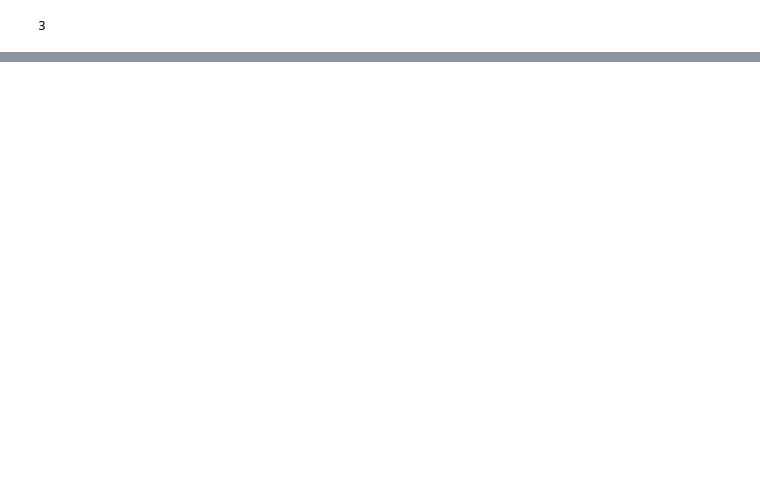
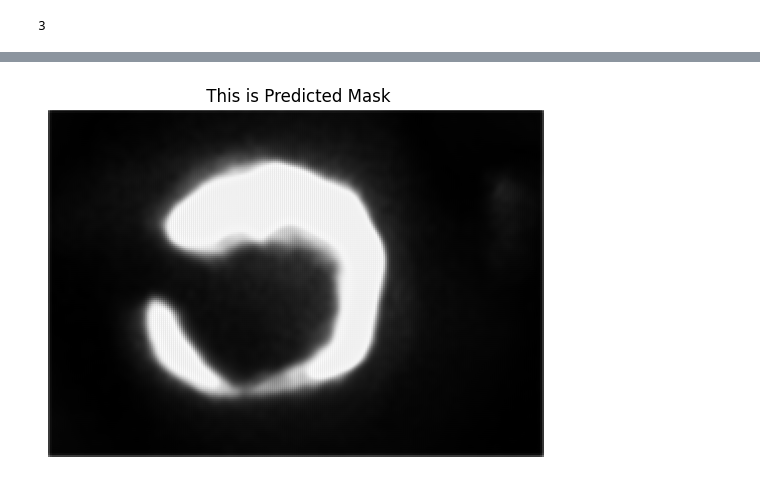
Before and after one commit to CodeWithSudhanshu/Industrial-Plume-Detection, a Jupyter notebook: PCI_Plume_Project.ipynb, the cells around one changed output, grey strips where cells are left out. Drawn from its saved outputs; the diff is of its cells as text; code cells hidden in the pictures; blank space fills up the shorter version.

```diff
--- a/PCI_Plume_Project.ipynb
+++ b/PCI_Plume_Project.ipynb
@@ -415,0 +568,6 @@ print(len(train_dataset))
+# %%
+device = torch.device("cuda" if torch.cuda.is_available() else "cpu")
+
+model = model.to(device)
+
+print(device)
@@ -415,0 +576,8 @@ print(len(train_dataset))
+# %%
+model = UNet().to(device)
+optimizer = optim.Adam(
+
+    model.parameters(),
+
+    lr=0.001
+)
@@ -415,0 +621,28 @@ print(len(train_dataset))
+# %%
+import matplotlib.pyplot as plt
+
+model.eval()
+
+with torch.no_grad():
+
+    image, mask = train_dataset[0]
+
+    input_image = torch.tensor(image).permute(2, 0, 1).float() / 255.0
+
+    input_image = input_image.unsqueeze(0).to(device)
+
+    prediction = model(input_image)
+
+    prediction = torch.sigmoid(prediction)
+
+    prediction = prediction.squeeze().cpu().numpy()
+
+plt.imshow(prediction, cmap='gray')
+
+plt.title(" This is Predicted Mask")
+
+plt.axis("off")
+
+plt.show()
+# %% [output]
+[figure, added]
```
Also changed, not shown: parts of 10 cells of this notebook.
